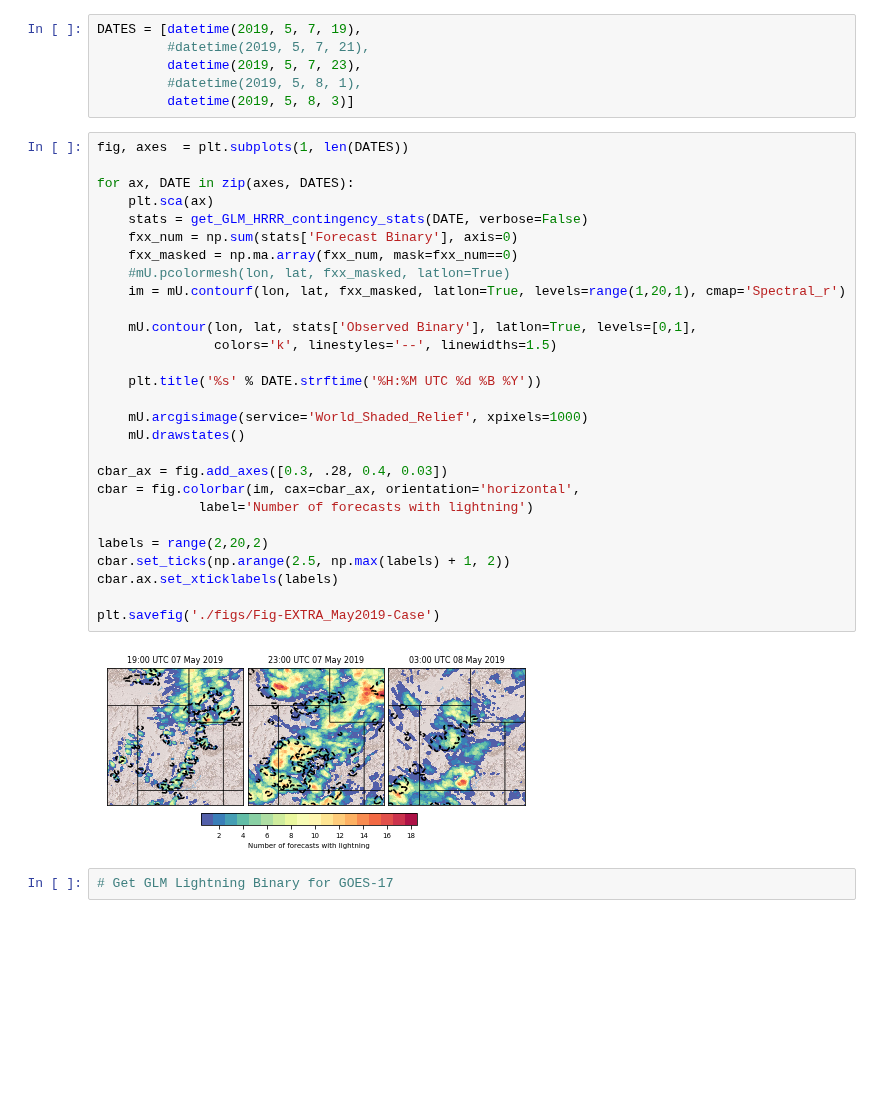
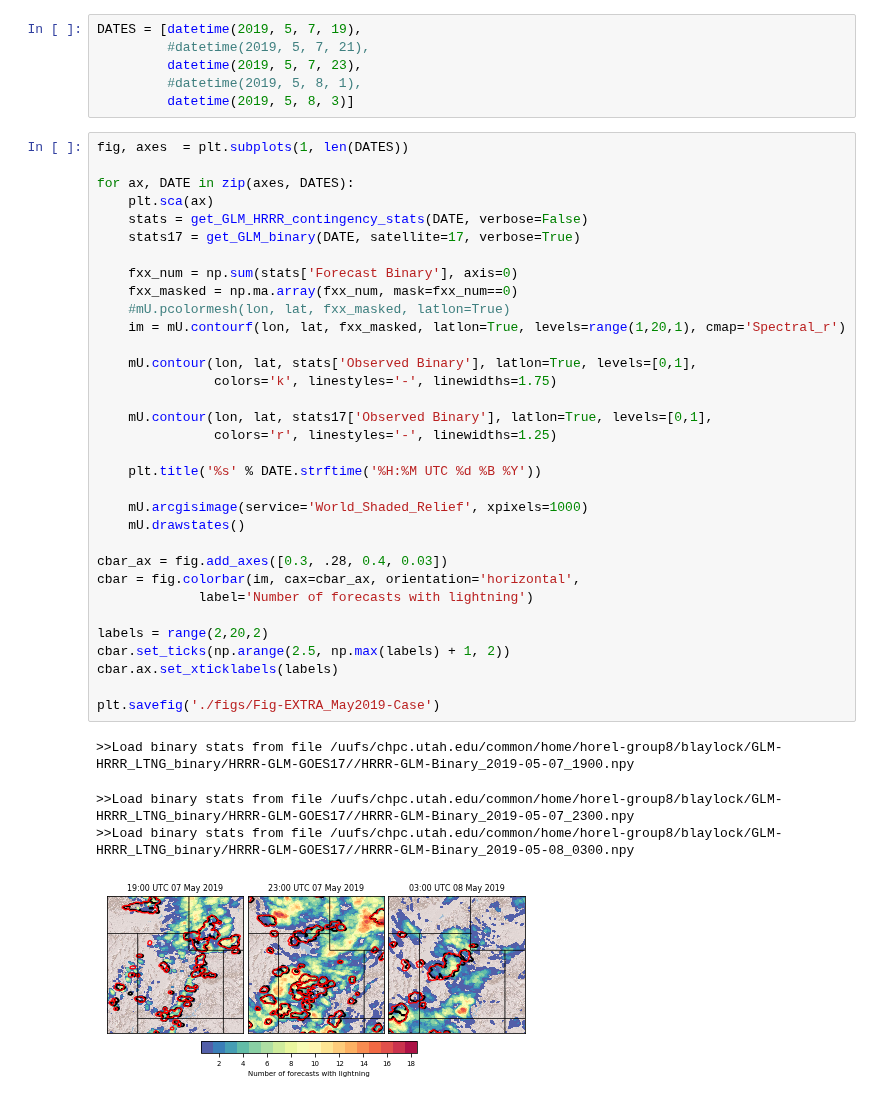
Before and after one commit to blaylockbk/pyBKB_v3, a Jupyter notebook: publications/GLM_HRRR/Fig-EXTRA_May-Case.ipynb, the cells around one changed output. Saved outputs shown, nothing was run; the diff lists cells and outputs as text; blank space fills up the shorter version.

```diff
--- a/publications/GLM_HRRR/Fig-EXTRA_May-Case.ipynb
+++ b/publications/GLM_HRRR/Fig-EXTRA_May-Case.ipynb
@@ -54,32 +107,38 @@ DATES = [datetime(2019, 5, 7, 19),
 # %%
 fig, axes  = plt.subplots(1, len(DATES))
 
 for ax, DATE in zip(axes, DATES):
     plt.sca(ax)
     stats = get_GLM_HRRR_contingency_stats(DATE, verbose=False)
+    stats17 = get_GLM_binary(DATE, satellite=17, verbose=True)
+
     fxx_num = np.sum(stats['Forecast Binary'], axis=0)
     fxx_masked = np.ma.array(fxx_num, mask=fxx_num==0)
     #mU.pcolormesh(lon, lat, fxx_masked, latlon=True)
     im = mU.contourf(lon, lat, fxx_masked, latlon=True, levels=range(1,20,1), cmap='Spectral_r')
 
     mU.contour(lon, lat, stats['Observed Binary'], latlon=True, levels=[0,1],
-               colors='k', linestyles='--', linewidths=1.5)
+               colors='k', linestyles='-', linewidths=1.75)
+
+    mU.contour(lon, lat, stats17['Observed Binary'], latlon=True, levels=[0,1],
+               colors='r', linestyles='-', linewidths=1.25)
 
     plt.title('%s' % DATE.strftime('%H:%M UTC %d %B %Y'))
 
     mU.arcgisimage(service='World_Shaded_Relief', xpixels=1000)
     mU.drawstates()
 
 cbar_ax = fig.add_axes([0.3, .28, 0.4, 0.03])
 cbar = fig.colorbar(im, cax=cbar_ax, orientation='horizontal',
              label='Number of forecasts with lightning')
 
 labels = range(2,20,2)
 cbar.set_ticks(np.arange(2.5, np.max(labels) + 1, 2))
 cbar.ax.set_xticklabels(labels)
 
 plt.savefig('./figs/Fig-EXTRA_May2019-Case')
 # %% [output]
+>>Load binary stats from file /uufs/chpc.utah.edu/common/home/horel-group8/blaylock/GLM-HRRR_LTNG_binary/HRRR-GLM-GOES17//HRRR-GLM-Binary_2019-05-07_1900.npy
+>>Load binary stats from file /uufs/chpc.utah.edu/common/home/horel-group8/blaylock/GLM-HRRR_LTNG_binary/HRRR-GLM-GOES17//HRRR-GLM-Binary_2019-05-07_2300.npy
+>>Load binary stats from file /uufs/chpc.utah.edu/common/home/horel-group8/blaylock/GLM-HRRR_LTNG_binary/HRRR-GLM-GOES17//HRRR-GLM-Binary_2019-05-08_0300.npy
-[figure, old version]
+[figure, new version]
-# %%
-# Get GLM Lightning Binary for GOES-17
```
Also changed, not shown: parts of 3 cells of this notebook, 19 other files.
